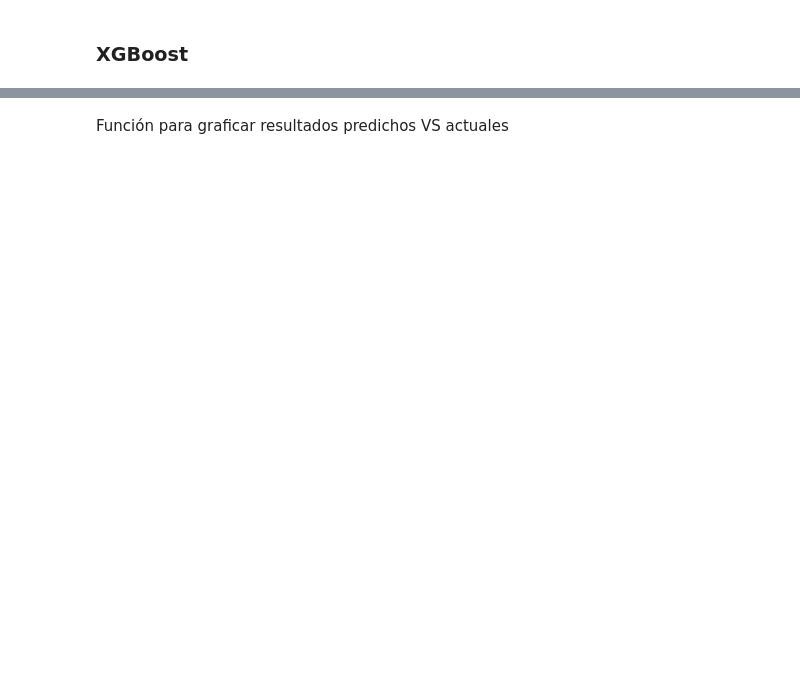
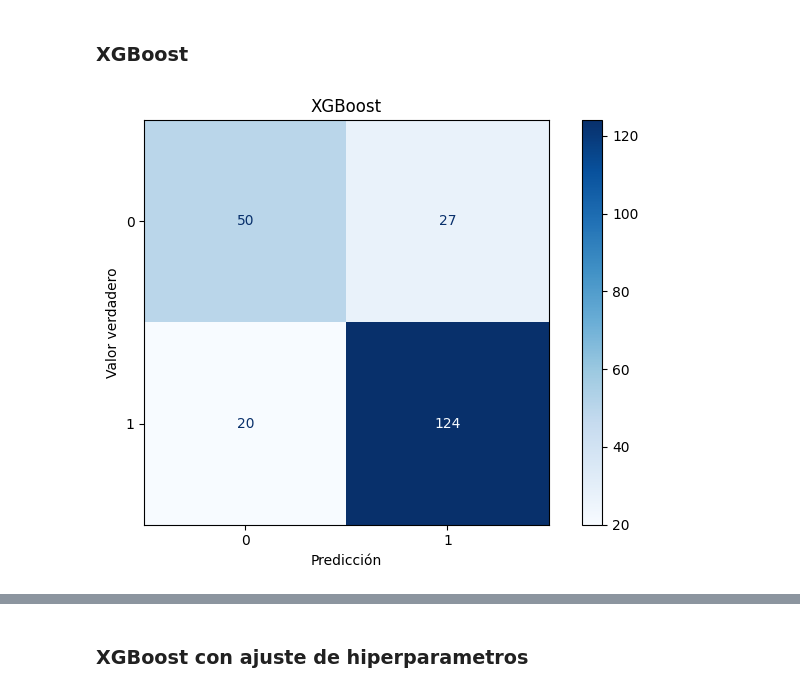
Before and after one commit to luciano106/CEIA-AMq1, a Jupyter notebook: TP_FINAL/tp_final.ipynb, the cells around one changed output, grey strips where cells are left out. Saved outputs shown, nothing was run; the diff lists cells and outputs as text; code cells hidden in the pictures; blank space fills up the shorter version.

```diff
--- a/TP_FINAL/tp_final.ipynb
+++ b/TP_FINAL/tp_final.ipynb
@@ -1282,2 +1202,30 @@ def PerceptronHiperP (X_tr, y_tr, X_ts, y_ts, param_grid, p_cv, metric):
 # %% [markdown]
 ### XGBoost
+# %%
+import xgboost as xgb
+
+def XGBoostM (X_tr, y_tr, X_ts, y_ts):
+
+    # Inicializamos XGBoost con sus hiperparámetros por defecto
+    xgb_model = XGBClassifier()
+    xgb_model.fit(X_tr, y_tr)
+
+    # Calculamos las métricas
+    y_pred_xgb = xgb_model.predict(X_ts)
+    y_probs_knn = xgb_model.predict_proba(X_ts)[:, -1]
+
+    return y_pred_xgb, xgb_model.classes_, y_probs_knn
+# %%
+mname = "XGBoost"
+
+xgb_y_pred, xgb_classes, xgb_y_probs = XGBoostM (X_train, y_train, X_test, y_test)
+
+confM = showConfMatrix(y_test, xgb_y_pred, xgb_classes, mname)
+
+metrics = getMetrics(y_test, xgb_y_pred, confM, mname)
+
+df_metrics = printMetrics(metrics, len(variables), "Standard", "Grilla")
+
+display(df_metrics.style.hide(axis='index'))
+# %% [output]
+[figure, added]
@@ -1284 +1234,3 @@ def PerceptronHiperP (X_tr, y_tr, X_ts, y_ts, param_grid, p_cv, metric):
+# %% [markdown]
+### XGBoost con ajuste de hiperparametros
 # %%
@@ -1309,2 +1255,0 @@ def PerceptronHiperP (X_tr, y_tr, X_ts, y_ts, param_grid, p_cv, metric):
-# %% [markdown]
-Función para graficar resultados predichos VS actuales
```
Also changed, not shown: parts of 26 cells of this notebook.
